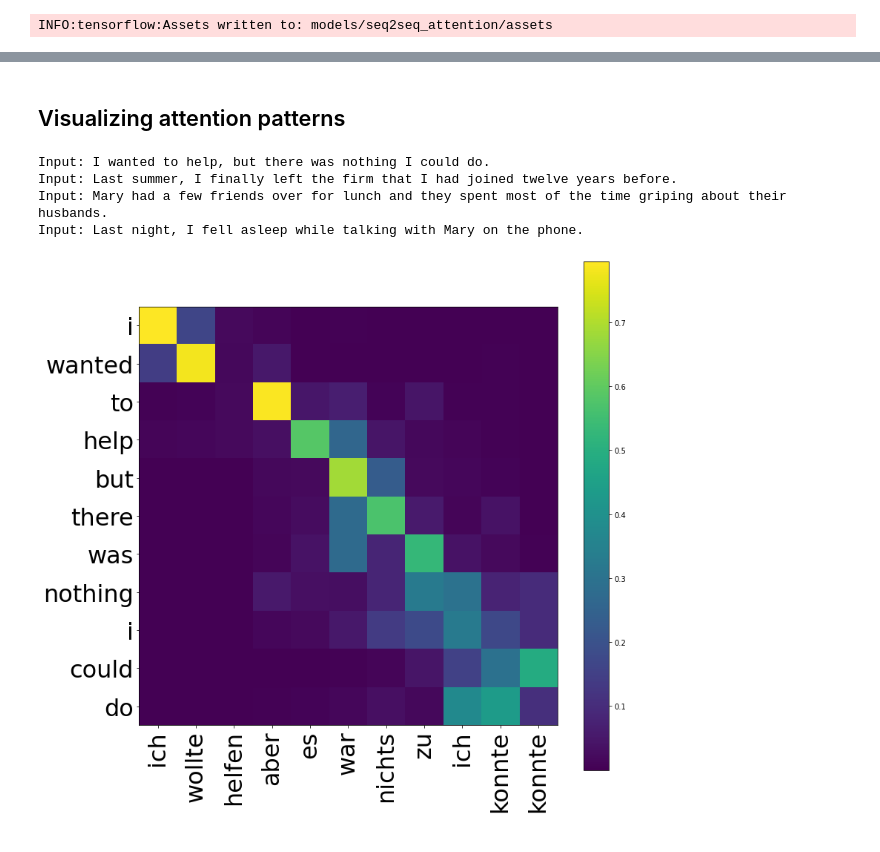
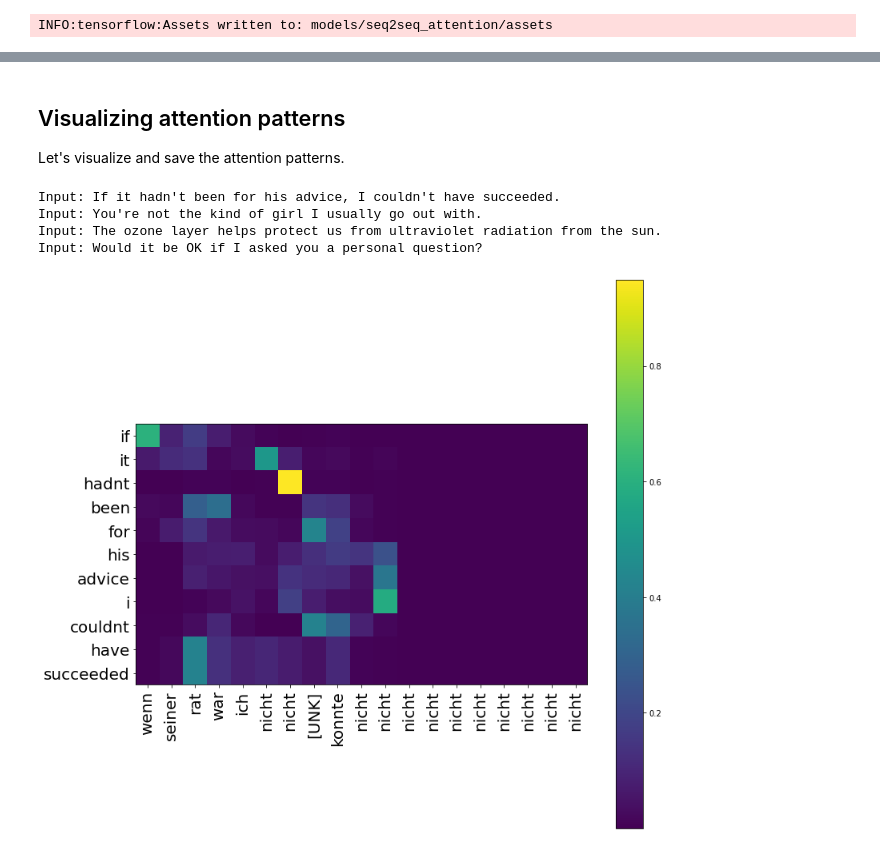
Before and after one commit to thushv89/manning_tf2_in_action, a Jupyter notebook: Ch11/11.1_seq2seq_machine_translation.ipynb, the cells around one changed output, grey strips where cells are left out. Saved outputs shown, nothing was run; the diff lists cells and outputs as text; code cells hidden in the pictures.

Commit message:
Added code comments. better variable nameing for models

```diff
--- a/Ch11/11.1_seq2seq_machine_translation.ipynb
+++ b/Ch11/11.1_seq2seq_machine_translation.ipynb
@@ -100,5 +103,5 @@ df.head()
 # %%
-df = df.iloc[1000:].sample(n=50000, random_state=random_seed)
+df = df.sample(n=50000, random_state=random_seed)
 # %% [markdown]
 ## Introducing the `SOS` and `EOS` tokens (Decoder)
 
@@ -863,21 +918,29 @@ Loading weights and generating the inference model
 # %%
-def generate_new_translation(en_model, de_model, sample_en_text):
+def generate_new_translation(en_model, de_model, de_vocabulary, sample_en_text):
+    """ Generate a new translation """
 
+    # Print the input
     print("Input: {}".format(sample_en_text))
 
+    # Get the initial state for the decoder
     d_state = en_model.predict(np.array([sample_en_text]))
+    # First word will be sos
     de_word = 'sos'
+    # We collect the translation in this list
     de_translation = []
 
+    # Keep predicting until we get eos
     while de_word != 'eos':
-
+        # Override the previous state input with the new state
         de_pred, d_state = de_model.predict([np.array([de_word]), d_state])
+        # Get the actual word from the token ID of the prediction
         de_word = de_vocabulary[np.argmax(de_pred[0])]
+        # Add that to the translation
         de_translation.append(de_word)
 
     print("Translation: {}\n".format(' '.join(de_translation)))
 
 for i in range(5):
     sample_en_text = test_df["EN"].iloc[i]
-    generate_new_translation(en_model, de_model, sample_en_text)
+    generate_new_translation(en_model, de_model, de_vocabulary, sample_en_text)
 # %% [output]
@@ -1157,18 +1250,25 @@ WARNING:tensorflow:11 out of the last 11 calls to <function recreate_function.<l
         Done
 # %% [markdown]
 ## Visualizing attention patterns
+
+Let's visualize and save the attention patterns.
 # %%
 import matplotlib.pyplot as plt
 %matplotlib inline
 
 def visualize_attention(visualizer_model, en_vocabulary, de_vocabulary, sample_en_text, sample_de_text, fig_savepath):
+    """ Visualize the attention patterns """
 
+    # Print the input sentence
     print("Input: {}".format(sample_en_text))
 
+    # Get the model predictions
     d_pred, attention_weights, e_out, d_out = visualizer_model.predict([np.array([sample_en_text]), np.array([sample_de_text])])
 
+    # Get the token IDs of the predictions of the model
     d_pred_out = np.argmax(d_pred[0], axis=-1)
 
+    # Our y tick labels will be the input English words
     y_ticklabels = []
     for e_id in e_out[0]:
 
@@ -1176,6 +1276,7 @@ def visualize_attention(visualizer_model, en_vocabulary, de_vocabulary, sample_e
             break
         y_ticklabels.append(en_vocabulary[e_id])
 
+    # Our x tick labels will be the predicted German words
     x_ticklabels = []
     for d_id in d_pred_out:
         if de_vocabulary[d_id] == 'eos':
@@ -1183,45 +1284,54 @@ def visualize_attention(visualizer_model, en_vocabulary, de_vocabulary, sample_e
         x_ticklabels.append(de_vocabulary[d_id])
 
     fig, ax = plt.subplots(figsize=(14, 14))
+
+    # We are going to only visualize the useful input and predicted words
+    # so things like padded values and anything after the eos token are discarded
     attention_weights_filtered = attention_weights[0, :len(y_ticklabels), :len(x_ticklabels)]
 
+    # Generate the attention heatmap
     im = ax.imshow(attention_weights_filtered)
 
+    # Set the x ticks
     ax.set_xticks(np.arange(attention_weights_filtered.shape[1]))
     ax.set_yticks(np.arange(attention_weights_filtered.shape[0]))
 
+    # Set x tick labels
     ax.set_xticklabels(x_ticklabels)
     ax.set_yticklabels(y_ticklabels)
 
-    ax.tick_params(labelsize=32)
+    ax.tick_params(labelsize=20)
     ax.tick_params(axis='x', labelrotation=90)
+
+    # Generate the color bar
+    plt.colorbar(im)
+    # Some formatting
+    plt.subplots_adjust(left=0.2, bottom=0.2)
 
     save_dir, _ = os.path.split(fig_savepath)
     if not os.path.exists(save_dir):
         os.makedirs(save_dir, exist_ok=True)
-
-    plt.colorbar(im)
-    plt.subplots_adjust(left=0.2, bottom=0.2)
     plt.savefig(fig_savepath)
 
+# Generate attention patterns for a few inputs
 i = 0
 j = 0
 while j<4:
     sample_en_text = test_df["EN"].iloc[i]
     sample_de_text = test_df["DE"].iloc[i:i+1].str.rsplit(n=1, expand=True).iloc[:,0].tolist()
     i += 1
 
     if len(sample_en_text.split(" ")) > 10:
         j += 1
     else:
         continue
 
     visualize_attention(
         visualizer_model, en_vocabulary, de_vocabulary, sample_en_text, sample_de_text, os.path.join('plots','attention_{}.png'.format(i))
     )
 # %% [output]
-Input: I wanted to help, but there was nothing I could do.
-Input: Last summer, I finally left the firm that I had joined twelve years before.
-Input: Mary had a few friends over for lunch and they spent most of the time griping about their husbands.
-Input: Last night, I fell asleep while talking with Mary on the phone.
+Input: If it hadn't been for his advice, I couldn't have succeeded.
+Input: You're not the kind of girl I usually go out with.
+Input: The ozone layer helps protect us from ultraviolet radiation from the sun.
+Input: Would it be OK if I asked you a personal question?
-[figure, old version]
+[figure, new version]
```
Also changed, not shown: parts of 47 cells of this notebook, 1 other file.
